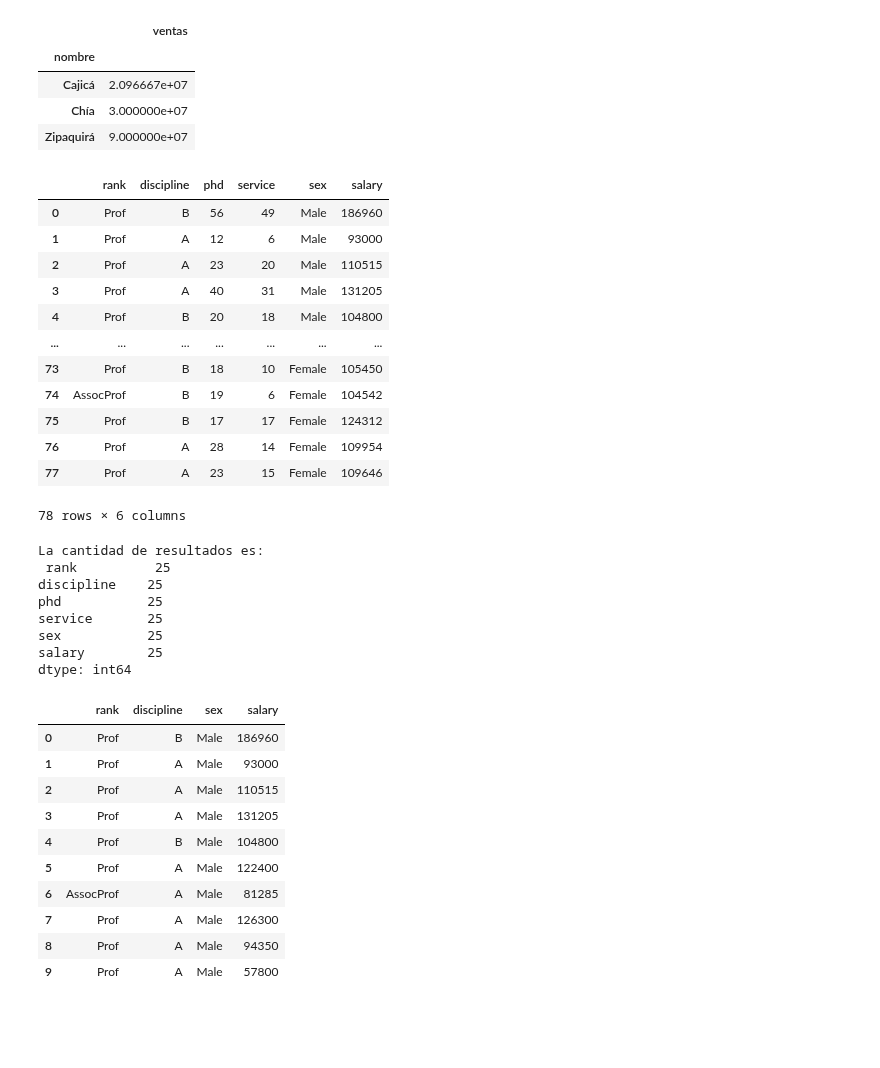
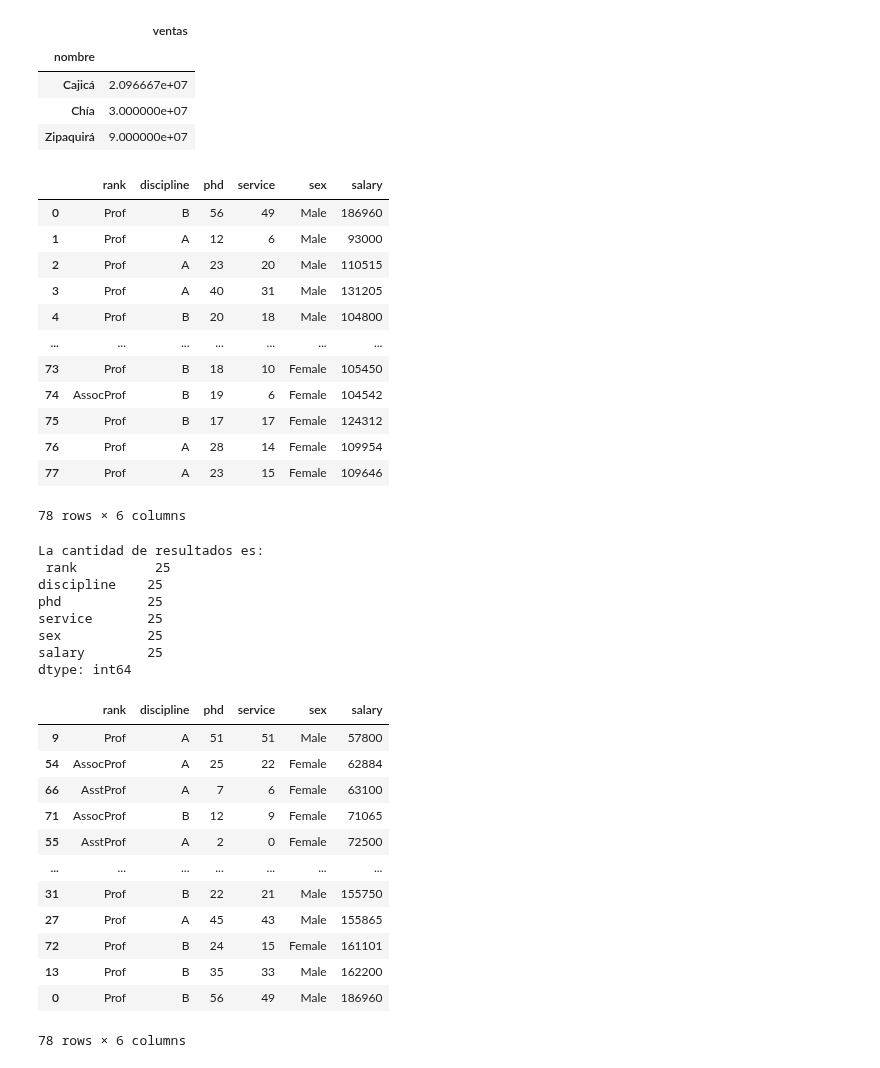
Before and after one commit to justoneye/Bootcamp-IA-G84, a Jupyter notebook: Semana4.ipynb, the cells around one changed output. Drawn from its saved outputs; the diff is of its cells as text; code cells hidden in the pictures; blank space fills up the shorter version.

```diff
--- a/Semana4.ipynb
+++ b/Semana4.ipynb
@@ -426,41 +426,49 @@ df_4.head()
 df_5 = df.iloc[10:20, [0, 3, 4, 5]]
 df_5.head()
 
 
 # Filtrado de segmentación para ver 10 primeras filas y columnas discipline, sex, salary
 
 resultado = df.iloc[0:10, [0, 1, 4, 5]]
 resultado.head(10)
+
+
+# Ordenamiento de segmento según un criterio determinado (ascendente por defecto)
+
+df_ordenado = df.sort_values(by = 'salary')
+display(df_ordenado)
 # %% [output]
 |  | rank | discipline | phd | service | sex | salary |
 | 0 | Prof | B | 56 | 49 | Male | 186960 |
 | 1 | Prof | A | 12 | 6 | Male | 93000 |
 | 2 | Prof | A | 23 | 20 | Male | 110515 |
 | 3 | Prof | A | 40 | 31 | Male | 131205 |
 | 4 | Prof | B | 20 | 18 | Male | 104800 |
 | ... | ... | ... | ... | ... | ... | ... |
 | 73 | Prof | B | 18 | 10 | Female | 105450 |
 | 74 | AssocProf | B | 19 | 6 | Female | 104542 |
 | 75 | Prof | B | 17 | 17 | Female | 124312 |
 | 76 | Prof | A | 28 | 14 | Female | 109954 |
 | 77 | Prof | A | 23 | 15 | Female | 109646 |
 78 rows × 6 columns
 La cantidad de resultados es:
  rank          25
 discipline    25
 phd           25
 service       25
 sex           25
 salary        25
 dtype: int64
-|  | rank | discipline | sex | salary |
-| 0 | Prof | B | Male | 186960 |
-| 1 | Prof | A | Male | 93000 |
-| 2 | Prof | A | Male | 110515 |
-| 3 | Prof | A | Male | 131205 |
-| 4 | Prof | B | Male | 104800 |
-| 5 | Prof | A | Male | 122400 |
-| 6 | AssocProf | A | Male | 81285 |
-| 7 | Prof | A | Male | 126300 |
-| 8 | Prof | A | Male | 94350 |
-| 9 | Prof | A | Male | 57800 |
+|  | rank | discipline | phd | service | sex | salary |
+| 9 | Prof | A | 51 | 51 | Male | 57800 |
+| 54 | AssocProf | A | 25 | 22 | Female | 62884 |
+| 66 | AsstProf | A | 7 | 6 | Female | 63100 |
+| 71 | AssocProf | B | 12 | 9 | Female | 71065 |
+| 55 | AsstProf | A | 2 | 0 | Female | 72500 |
+| ... | ... | ... | ... | ... | ... | ... |
+| 31 | Prof | B | 22 | 21 | Male | 155750 |
+| 27 | Prof | A | 45 | 43 | Male | 155865 |
+| 72 | Prof | B | 24 | 15 | Female | 161101 |
+| 13 | Prof | B | 35 | 33 | Male | 162200 |
+| 0 | Prof | B | 56 | 49 | Male | 186960 |
+78 rows × 6 columns
```
